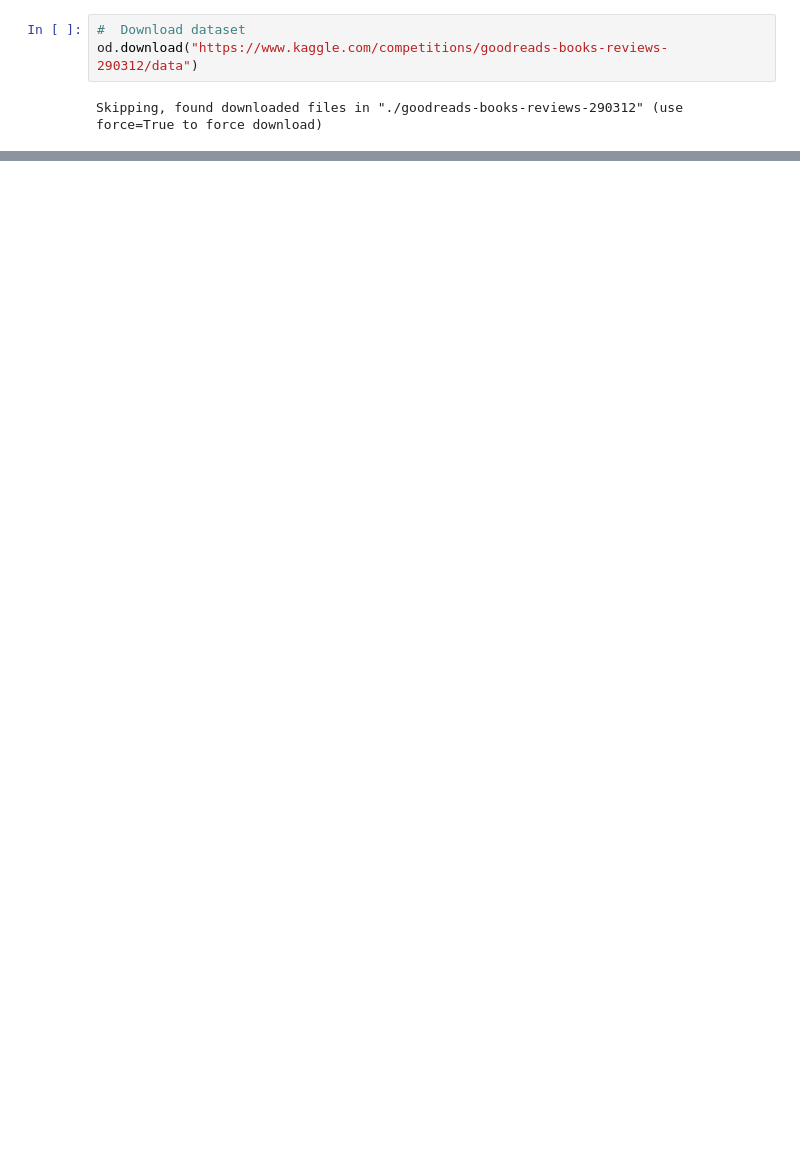
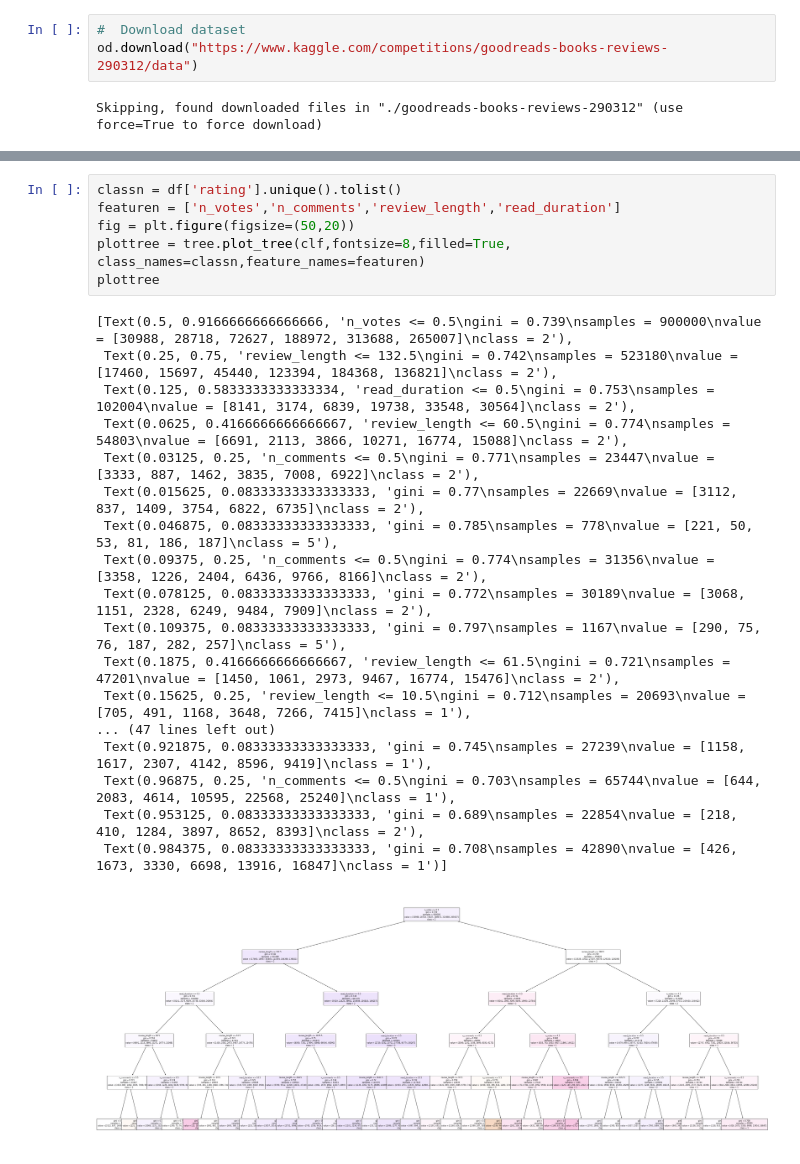
Before and after one commit to pab-nguyen/uona-lab, a Jupyter notebook: DATA522/goodreads-rating-prediction.ipynb, the cells around one changed output, grey strips where cells are left out. Saved outputs shown, nothing was run; the diff lists cells and outputs as text; blank space fills up the shorter version.

```diff
--- a/DATA522/goodreads-rating-prediction.ipynb
+++ b/DATA522/goodreads-rating-prediction.ipynb
@@ -113,0 +157,25 @@ NameError: name 'graphviz' is not defined
+# %%
+classn = df['rating'].unique().tolist()
+featuren = ['n_votes','n_comments','review_length','read_duration']
+fig = plt.figure(figsize=(50,20))
+plottree = tree.plot_tree(clf,fontsize=8,filled=True, class_names=classn,feature_names=featuren)
+plottree
+# %% [output]
+[Text(0.5, 0.9166666666666666, 'n_votes <= 0.5\ngini = 0.739\nsamples = 900000\nvalue = [30988, 28718, 72627, 188972, 313688, 265007]\nclass = 2'),
+ Text(0.25, 0.75, 'review_length <= 132.5\ngini = 0.742\nsamples = 523180\nvalue = [17460, 15697, 45440, 123394, 184368, 136821]\nclass = 2'),
+ Text(0.125, 0.5833333333333334, 'read_duration <= 0.5\ngini = 0.753\nsamples = 102004\nvalue = [8141, 3174, 6839, 19738, 33548, 30564]\nclass = 2'),
+ Text(0.0625, 0.4166666666666667, 'review_length <= 60.5\ngini = 0.774\nsamples = 54803\nvalue = [6691, 2113, 3866, 10271, 16774, 15088]\nclass = 2'),
+ Text(0.03125, 0.25, 'n_comments <= 0.5\ngini = 0.771\nsamples = 23447\nvalue = [3333, 887, 1462, 3835, 7008, 6922]\nclass = 2'),
+ Text(0.015625, 0.08333333333333333, 'gini = 0.77\nsamples = 22669\nvalue = [3112, 837, 1409, 3754, 6822, 6735]\nclass = 2'),
+ Text(0.046875, 0.08333333333333333, 'gini = 0.785\nsamples = 778\nvalue = [221, 50, 53, 81, 186, 187]\nclass = 5'),
+ Text(0.09375, 0.25, 'n_comments <= 0.5\ngini = 0.774\nsamples = 31356\nvalue = [3358, 1226, 2404, 6436, 9766, 8166]\nclass = 2'),
+ Text(0.078125, 0.08333333333333333, 'gini = 0.772\nsamples = 30189\nvalue = [3068, 1151, 2328, 6249, 9484, 7909]\nclass = 2'),
+ Text(0.109375, 0.08333333333333333, 'gini = 0.797\nsamples = 1167\nvalue = [290, 75, 76, 187, 282, 257]\nclass = 5'),
+ Text(0.1875, 0.4166666666666667, 'review_length <= 61.5\ngini = 0.721\nsamples = 47201\nvalue = [1450, 1061, 2973, 9467, 16774, 15476]\nclass = 2'),
+ Text(0.15625, 0.25, 'review_length <= 10.5\ngini = 0.712\nsamples = 20693\nvalue = [705, 491, 1168, 3648, 7266, 7415]\nclass = 1'),
+... (47 lines left out)
+ Text(0.921875, 0.08333333333333333, 'gini = 0.745\nsamples = 27239\nvalue = [1158, 1617, 2307, 4142, 8596, 9419]\nclass = 1'),
+ Text(0.96875, 0.25, 'n_comments <= 0.5\ngini = 0.703\nsamples = 65744\nvalue = [644, 2083, 4614, 10595, 22568, 25240]\nclass = 1'),
+ Text(0.953125, 0.08333333333333333, 'gini = 0.689\nsamples = 22854\nvalue = [218, 410, 1284, 3897, 8652, 8393]\nclass = 2'),
+ Text(0.984375, 0.08333333333333333, 'gini = 0.708\nsamples = 42890\nvalue = [426, 1673, 3330, 6698, 13916, 16847]\nclass = 1')]
+[figure, added]
```
Also changed, not shown: parts of 10 cells of this notebook, 4 other files.
